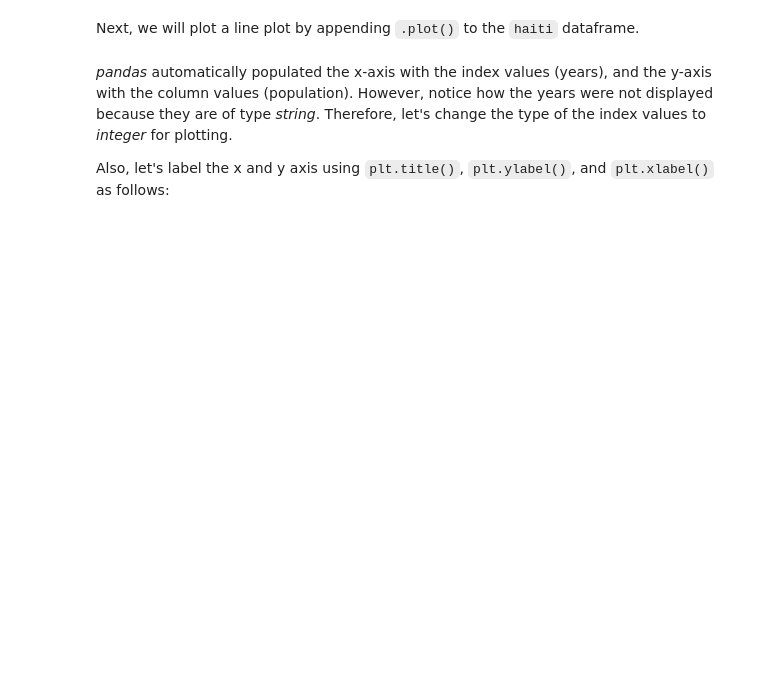
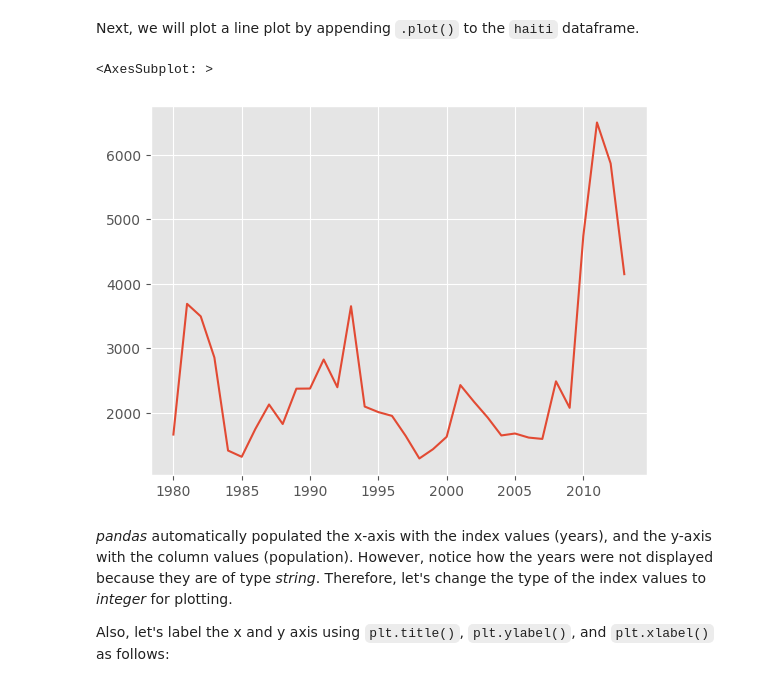
Before and after one commit to sammizewskiperscholas/pandas_demos, a Jupyter notebook: coursera_labs_visualization/DV0101EN-Exercise-Introduction-to-Matplotlib-and-Line-Plots.jupyterlite.ipynb, the cells around one changed output. Cells and saved outputs as stored; diff of their text form; code cells hidden in the pictures; blank space fills up the shorter version.

```diff
--- a/coursera_labs_visualization/DV0101EN-Exercise-Introduction-to-Matplotlib-and-Line-Plots.jupyterlite.ipynb
+++ b/coursera_labs_visualization/DV0101EN-Exercise-Introduction-to-Matplotlib-and-Line-Plots.jupyterlite.ipynb
@@ -214,6 +335,9 @@ Before we proceed, notice that the default index of the dataset is a numeric ran
 
 This can be fixed very easily by setting the 'Country' column as the index.
 # %%
+df_can.set_index('Country', inplace=True)
+
+
 
 # tip: The opposite of set is reset. So to reset the index, we can use df_can.reset_index()
 # %%
@@ -249,5 +441,6 @@ Column names that are integers (such as the years) might introduce some confusio
 
 To avoid this ambuigity, let's convert the column names into strings: '1980' to '2013'.
 # %%
-
-# [print (type(x)) for x in df_can.columns.values] #<-- uncomment to check type of column headers
+df_can.columns= list(map(str, df_can.columns))
+df_can.columns=df_can.columns.astype(str)
+[print (type(x)) for x in df_can.columns.values] #<-- uncomment to check type of column headers
@@ -255,3 +483,5 @@ To avoid this ambuigity, let's convert the column names into strings: '1980' to
 Since we converted the years to string, let's declare a variable that will allow us to easily call upon the full range of years:
 # %%
 # useful for plotting later on
+years= list(map(str, range(1980, 2014)))
+years
@@ -336,3 +655,6 @@ In 2010, Haiti suffered a catastrophic magnitude 7.0 earthquake. The quake cause
 **Question:** Plot a line graph of immigration from Haiti using `df.plot()`.
 # %% [markdown]
 First, we will extract the data series for Haiti.
+# %%
+haiti= df_can.loc['Haiti', years]
+haiti
@@ -339,5 +679,10 @@ First, we will extract the data series for Haiti.
 # %% [markdown]
 Next, we will plot a line plot by appending `.plot()` to the `haiti` dataframe.
+# %%
+haiti.plot()
+# %% [output]
+<AxesSubplot: >
+[figure, added]
 # %% [markdown]
 *pandas* automatically populated the x-axis with the index values (years), and the y-axis with the column values (population). However, notice how the years were not displayed because they are of type *string*. Therefore, let's change the type of the index values to *integer* for plotting.
 
```
Also changed, not shown: parts of 30 cells of this notebook.
